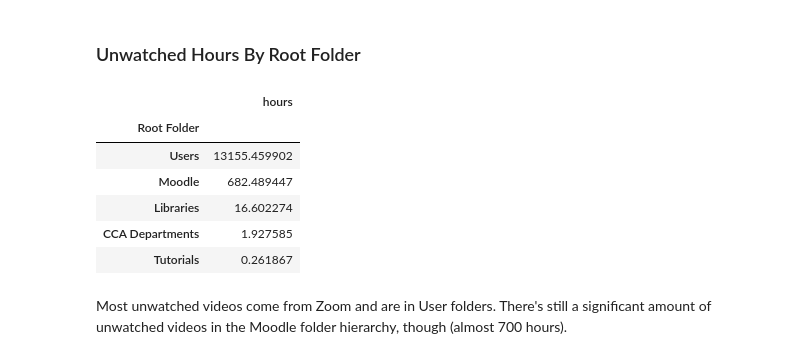
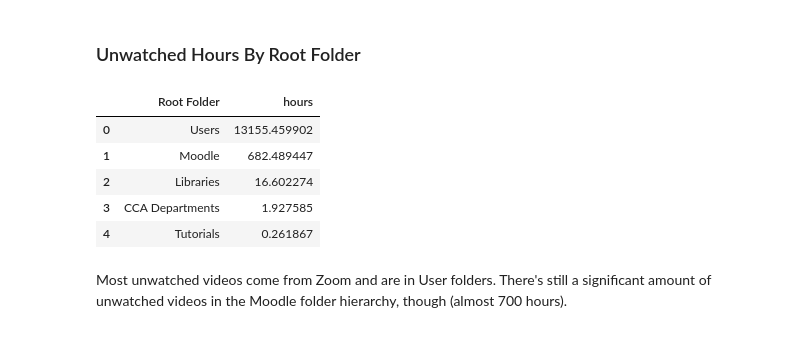
Before and after one commit to cca/panopto-session-data, a Jupyter notebook: notes.ipynb, the cells around one changed output. Cells and saved outputs as stored; diff of their text form; code cells hidden in the pictures.

```diff
--- a/notes.ipynb
+++ b/notes.ipynb
@@ -12,6 +12,8 @@ sessions = pd.read_csv(sessions_file, low_memory=False).set_index('Session ID')
 usage = pd.read_csv(usage_file, low_memory=False).set_index('Session ID')
 # trim redundant columns from usage so we can cleanly join them
 usage = usage.drop([c for c in sessions.columns if c in usage.columns], axis='columns')
-# convert most recent view to datetime
+# convert fields to datetimes
 usage['Most Recent View Date'] = pd.to_datetime(usage['Most Recent View Date'])
+sessions['Start Time'] = pd.to_datetime(sessions['Start Time'])
 data = sessions.join(usage)
+data.columns
@@ -80,15 +89,14 @@ table
 # %% [markdown]
 ### Unwatched Hours By Root Folder
 # %%
-unwatched[['Root Folder', 'hours']].groupby(['Root Folder']).sum().sort_values('hours', ascending=False)
+unwatched[['Root Folder', 'hours']].groupby(['Root Folder']).sum().sort_values('hours', ascending=False).reset_index()
 # %% [output]
-|  | hours |
-| Root Folder |  |
-| Users | 13155.459902 |
-| Moodle | 682.489447 |
-| Libraries | 16.602274 |
-| CCA Departments | 1.927585 |
-| Tutorials | 0.261867 |
+|  | Root Folder | hours |
+| 0 | Users | 13155.459902 |
+| 1 | Moodle | 682.489447 |
+| 2 | Libraries | 16.602274 |
+| 3 | CCA Departments | 1.927585 |
+| 4 | Tutorials | 0.261867 |
 # %% [markdown]
 Most unwatched videos come from Zoom and are in User folders. There's still a significant amount of unwatched videos in the Moodle folder hierarchy, though (almost 700 hours).
 # %% [markdown]
```
Also changed, not shown: parts of 21 cells of this notebook.
